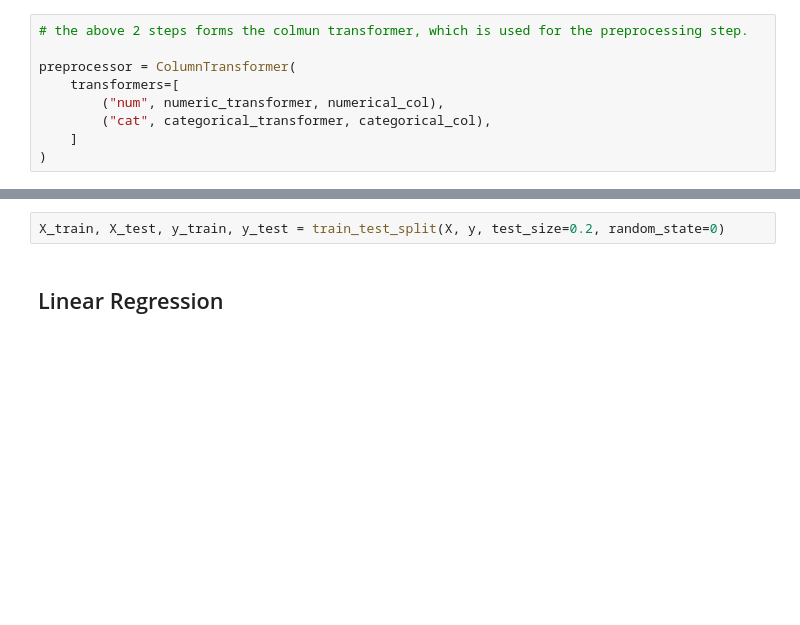
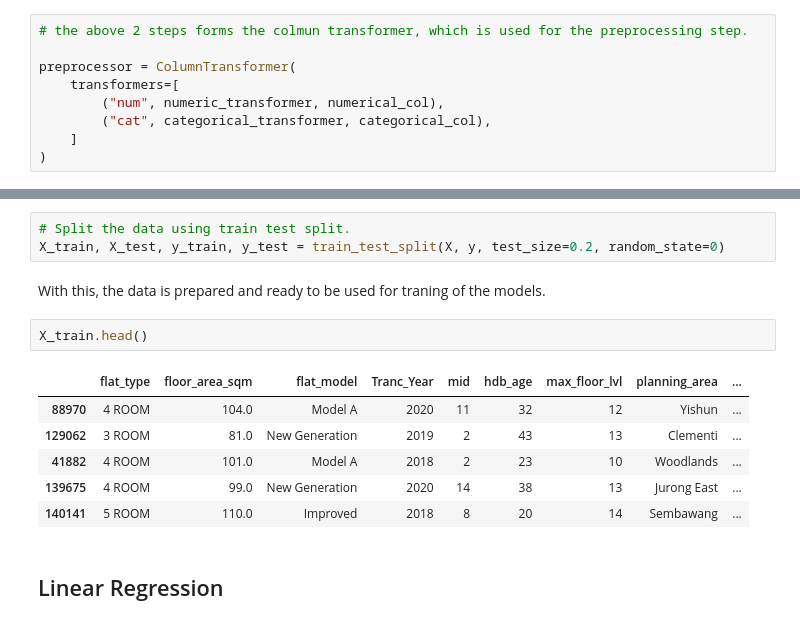
Before and after one commit to Luke-zm/DSI_Proj, a Jupyter notebook: project_2/code/house_reg_model.ipynb, the cells around one changed output, grey strips where cells are left out. Cells and saved outputs as stored; diff of their text form; blank space fills up the shorter version.

Commit message:
add>completed single model

```diff
--- a/project_2/code/house_reg_model.ipynb
+++ b/project_2/code/house_reg_model.ipynb
@@ -129,5 +137,17 @@ preprocessor = ColumnTransformer(
 # %%
+# Split the data using train test split.
 X_train, X_test, y_train, y_test = train_test_split(X, y, test_size=0.2, random_state=0)
+# %% [markdown]
+With this, the data is prepared and ready to be used for traning of the models.
+# %%
+X_train.head()
+# %% [output]
+|  | flat_type | floor_area_sqm | flat_model | Tranc_Year | mid | hdb_age | max_floor_lvl | planning_area | ... |
+| 88970 | 4 ROOM | 104.0 | Model A | 2020 | 11 | 32 | 12 | Yishun | ... |
+| 129062 | 3 ROOM | 81.0 | New Generation | 2019 | 2 | 43 | 13 | Clementi | ... |
+| 41882 | 4 ROOM | 101.0 | Model A | 2018 | 2 | 23 | 10 | Woodlands | ... |
+| 139675 | 4 ROOM | 99.0 | New Generation | 2020 | 14 | 38 | 13 | Jurong East | ... |
+| 140141 | 5 ROOM | 110.0 | Improved | 2018 | 8 | 20 | 14 | Sembawang | ... |
 # %% [markdown]
 ## Linear Regression
 # %% [markdown]
```
Also changed, not shown: parts of 42 cells of this notebook, 8 other files.
